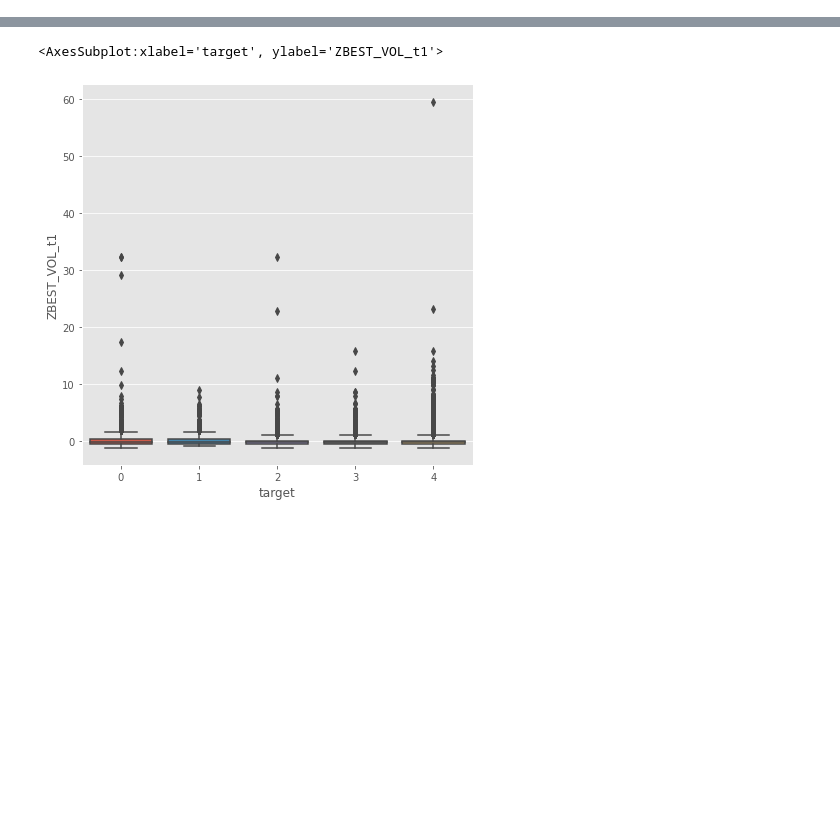
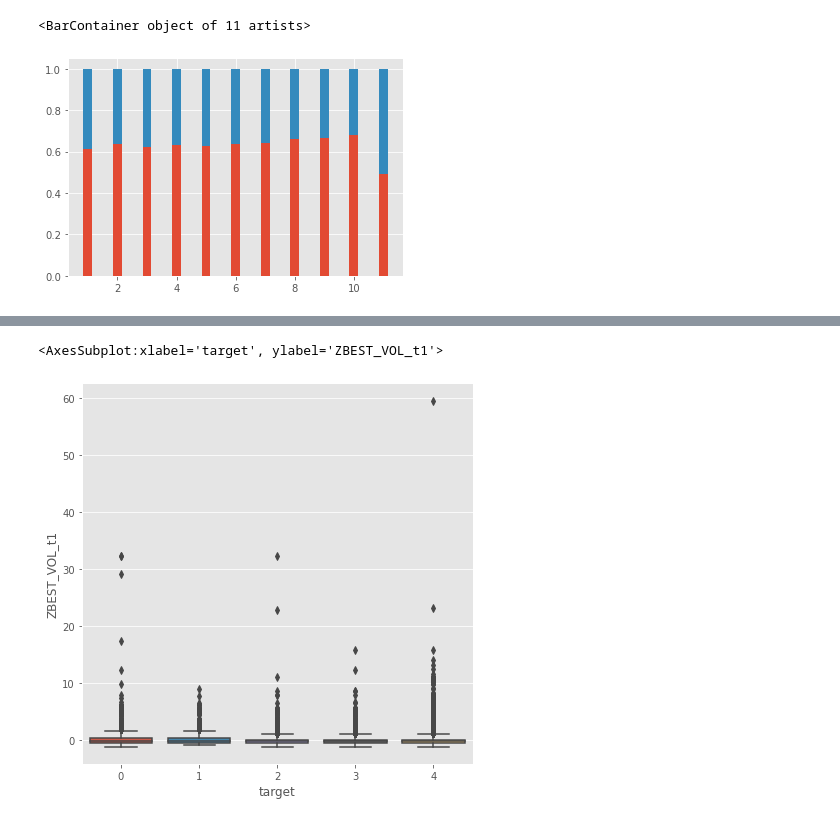
Before and after one commit to oscarm524/Data-Mining-Cup, a Jupyter notebook: DMC-2008/Data_Exploration/Data_Exploration.ipynb, the cells around one changed output, grey strips where cells are left out. Saved outputs shown, nothing was run; the diff lists cells and outputs as text; code cells hidden in the pictures; blank space fills up the shorter version.

```diff
--- a/DMC-2008/Data_Exploration/Data_Exploration.ipynb
+++ b/DMC-2008/Data_Exploration/Data_Exploration.ipynb
@@ -49,3 +49,17 @@ train.head()
 | 4 | 130245 | 4 | 0 | 104 | 1 | 4 | 7 | 1 | 79 | ... |
 # %%
 # train.to_csv('train.csv', index = False)
+# %%
+data_plot2 = pd.crosstab(train['KAUFKRAFTDEZIL'], train['Neukunde'])
+data_plot2.columns = ['Regular Customer', 'New Customer']
+# data_plot2 = data_plot2.reset_index(drop = True)
+data_plot2['Total'] = data_plot2['Regular Customer'] + data_plot2['New Customer']
+data_plot2['Regular Customer'] = data_plot2['Regular Customer'] / data_plot2['Total']
+data_plot2['New Customer'] = data_plot2['New Customer'] / data_plot2['Total']
+data_plot2 = data_plot2.drop(columns = ['Total'], axis = 1)
+
+plt.bar(data_plot2.index, data_plot2['Regular Customer'], label = 'Regular Customer', width = 0.3)
+plt.bar(data_plot2.index, data_plot2['New Customer'], bottom = data_plot2['Regular Customer'], label = 'New Customer', width = 0.3)
+# %% [output]
+<BarContainer object of 11 artists>
+[figure, added]
```
Also changed, not shown: parts of 2 cells of this notebook.
